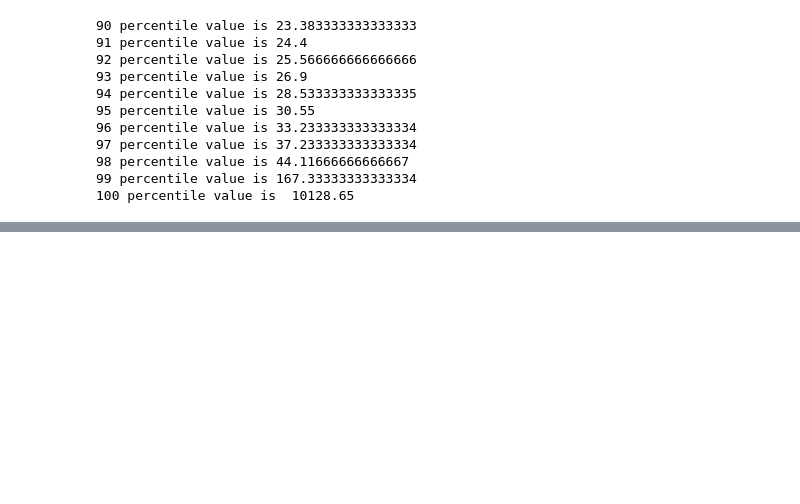
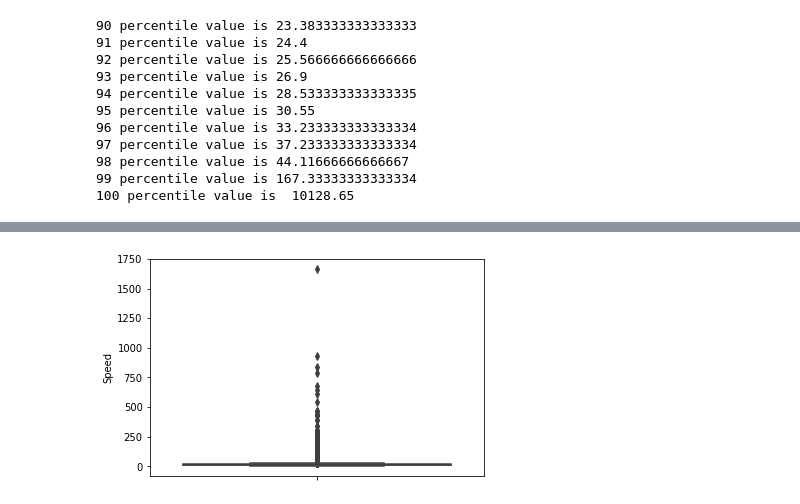
Before and after one commit to yj5698/tat_kyj, a Jupyter notebook: 2022.11.10.ipynb, the cells around one changed output, grey strips where cells are left out. Cells and saved outputs as stored; diff of their text form; code cells hidden in the pictures; blank space fills up the shorter version.

```diff
--- a/2022.11.10.ipynb
+++ b/2022.11.10.ipynb
@@ -280,0 +281,8 @@ plt.show()
+# %%
+# check for any outliers in the data after trip duration outliers removed
+# box-plot for speeds with outliers
+frame_with_durations_modified['Speed'] = 60*(frame_with_durations_modified['trip_distance']/frame_with_durations_modified['trip_times'])
+sns.boxplot(y="Speed", data =frame_with_durations_modified)
+plt.show()
+# %% [output]
+[figure, added]
```
Also changed, not shown: parts of 22 cells of this notebook.
